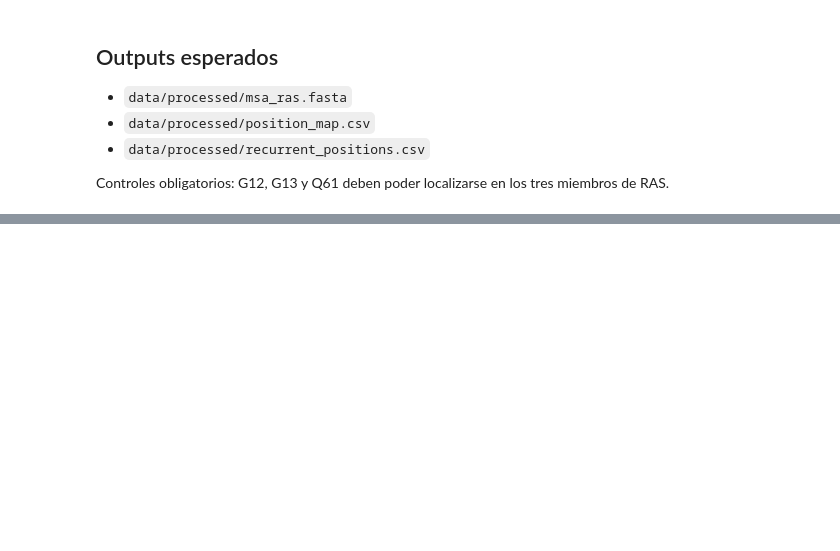
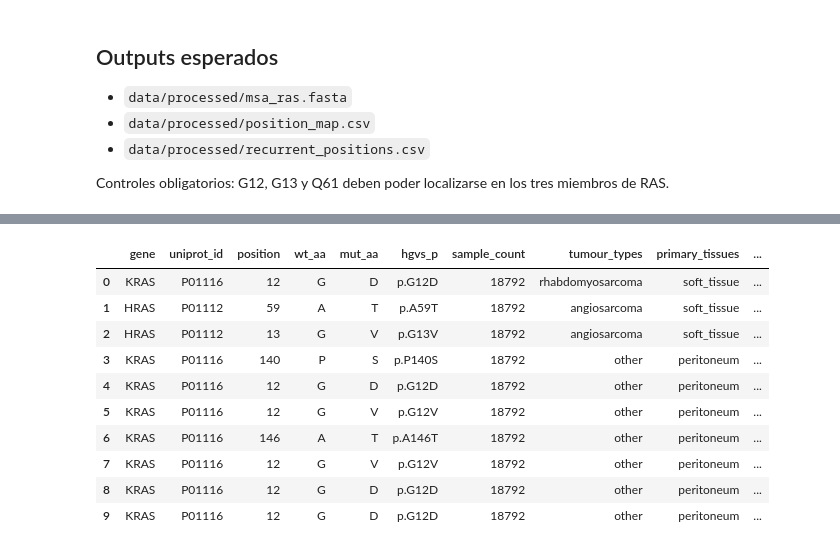
Before and after one commit to racschavez/TFM-MUTACIONES-EN-RAS, a Jupyter notebook: notebooks/02_alignment_mapping.ipynb, the cells around one changed output, grey strips where cells are left out. Cells and saved outputs as stored; diff of their text form; code cells hidden in the pictures; blank space fills up the shorter version.

```diff
--- a/notebooks/02_alignment_mapping.ipynb
+++ b/notebooks/02_alignment_mapping.ipynb
@@ -80,0 +208,27 @@ Usa el umbral de `configs/config.yaml` y guarda `recurrent_positions.csv` con el
+# %%
+# ============================================================
+# CHUNK 2.2: Verificar y cargar el dataset curado del Hito 1
+# ============================================================
+
+# Verificamos que el fichero curado existe antes de intentar cargarlo.
+# Si no existe, el mensaje de error indica claramente que hay que ejecutar el notebook 01.
+if not COSMIC_CURATED_PATH.is_file():
+    raise FileNotFoundError(
+        f"No se encontro el fichero curado: {COSMIC_CURATED_PATH}\n"
+        "Ejecuta primero el notebook 01 para generarlo."
+    )
+
+# pd.read_csv() carga el fichero CSV en un DataFrame de pandas.
+# El separador por defecto es ',' (coma), que es el utilizado por to_csv() de pandas.
+curated = pd.read_csv(COSMIC_CURATED_PATH)
+
+# Mostrar un resumen del dataset cargado para confirmar su estructura.
+print(f"[OK] Dataset curado cargado desde: {COSMIC_CURATED_PATH}")
+print(f"  Filas      : {len(curated):,}")
+print(f"  Columnas   : {list(curated.columns)}")
+print()
+
+# Mostrar la distribucion de mutaciones por gen usando value_counts().
+# value_counts() cuenta cuantas filas tiene cada valor unico de la columna indicada.
+print("Mutaciones por gen:")
+print(curated["gene"].value_counts().to_string())
@@ -80,0 +245,21 @@ Usa el umbral de `configs/config.yaml` y guarda `recurrent_positions.csv` con el
+# %%
+# ============================================================
+# CHUNK 2.3: Inspeccion visual de las primeras filas del dataset
+# ============================================================
+
+# .head(8) devuelve las primeras 8 filas del DataFrame.
+# En Jupyter Notebook, el ultimo objeto evaluado en una celda se muestra
+# automaticamente como tabla HTML enriquecida; por eso no hace falta print().
+curated.head(10)
+# %% [output]
+|  | gene | uniprot_id | position | wt_aa | mut_aa | hgvs_p | sample_count | tumour_types | primary_tissues | ... |
+| 0 | KRAS | P01116 | 12 | G | D | p.G12D | 18792 | rhabdomyosarcoma | soft_tissue | ... |
+| 1 | HRAS | P01112 | 59 | A | T | p.A59T | 18792 | angiosarcoma | soft_tissue | ... |
+| 2 | HRAS | P01112 | 13 | G | V | p.G13V | 18792 | angiosarcoma | soft_tissue | ... |
+| 3 | KRAS | P01116 | 140 | P | S | p.P140S | 18792 | other | peritoneum | ... |
+| 4 | KRAS | P01116 | 12 | G | D | p.G12D | 18792 | other | peritoneum | ... |
+| 5 | KRAS | P01116 | 12 | G | V | p.G12V | 18792 | other | peritoneum | ... |
+| 6 | KRAS | P01116 | 146 | A | T | p.A146T | 18792 | other | peritoneum | ... |
+| 7 | KRAS | P01116 | 12 | G | V | p.G12V | 18792 | other | peritoneum | ... |
+| 8 | KRAS | P01116 | 12 | G | D | p.G12D | 18792 | other | peritoneum | ... |
+| 9 | KRAS | P01116 | 12 | G | D | p.G12D | 18792 | other | peritoneum | ... |
```
Also changed, not shown: parts of 53 cells of this notebook, 24 other files.
